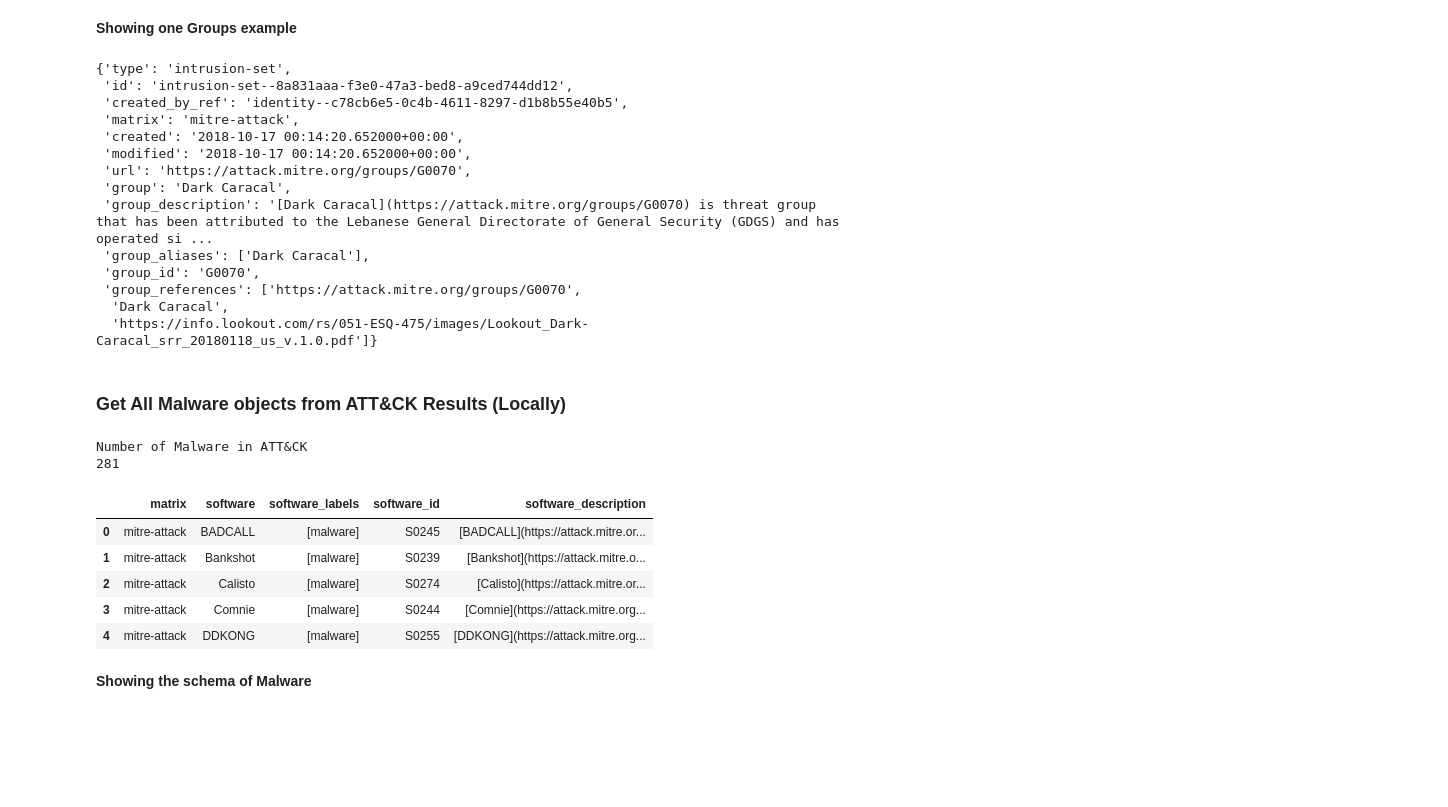
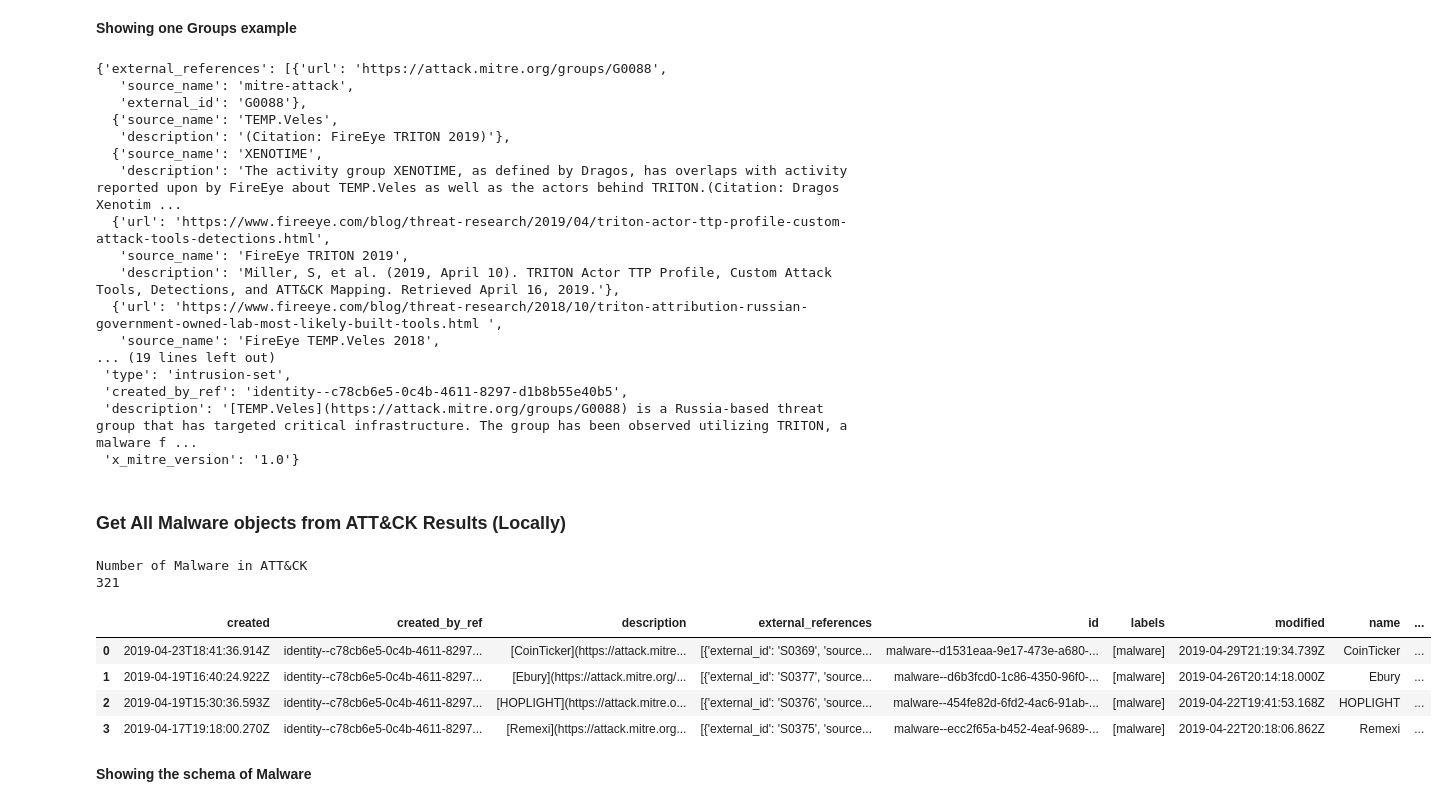
Before and after one commit to OTRF/ATTACK-Python-Client, a Jupyter notebook: notebooks/Usage_Basics.ipynb, the cells around one changed output. Drawn from its saved outputs; the diff is of its cells as text; code cells hidden in the pictures; blank space fills up the shorter version.

```diff
--- a/notebooks/Usage_Basics.ipynb
+++ b/notebooks/Usage_Basics.ipynb
@@ -51,4 +58,4 @@ The **get_all_stix_objects()** function returns a dictionary with all the stix o
 * tools
 * relationships
 # %%
-all_attack = lift.get_all_stix_objects()
+%time all_attack = lift.get_all_stix_objects()
@@ -82,0 +81,6 @@ len(df.loc[df['matrix'] == 'mitre-attack'])
+# %%
+techniques = []
+for t in all_attack['techniques']:
+    techniques.append(json.loads(t.serialize()))
+df = json_normalize(techniques)
+df.reindex(['created','name', 'x_mitre_data_sources', 'x_mitre_platforms'], axis=1)[0:5]
@@ -147,0 +150,6 @@ Number of Mitigations in ATT&CK
+# %%
+mitigations = []
+for t in all_attack['mitigations']:
+    mitigations.append(json.loads(t.serialize()))
+df = json_normalize(mitigations)
+df[0:4]
@@ -194,0 +186,6 @@ Number of Groups in ATT&CK
+# %%
+groups = []
+for t in all_attack['groups']:
+    groups.append(json.loads(t.serialize()))
+df = json_normalize(groups)
+df[0:4]
@@ -214,37 +218,43 @@ list(df)
 # %%
 groups[0]
 # %% [output]
-{'type': 'intrusion-set',
- 'id': 'intrusion-set--8a831aaa-f3e0-47a3-bed8-a9ced744dd12',
+{'external_references': [{'url': 'https://attack.mitre.org/groups/G0088',
+   'source_name': 'mitre-attack',
+   'external_id': 'G0088'},
+  {'source_name': 'TEMP.Veles',
+   'description': '(Citation: FireEye TRITON 2019)'},
+  {'source_name': 'XENOTIME',
+   'description': 'The activity group XENOTIME, as defined by Dragos, has overlaps with activity reported upon by FireEye about TEMP.Veles as well as the actors behind TRITON.(Citation: Dragos Xenotim ...
+  {'url': 'https://www.fireeye.com/blog/threat-research/2019/04/triton-actor-ttp-profile-custom-attack-tools-detections.html',
+   'source_name': 'FireEye TRITON 2019',
+   'description': 'Miller, S, et al. (2019, April 10). TRITON Actor TTP Profile, Custom Attack Tools, Detections, and ATT&CK Mapping. Retrieved April 16, 2019.'},
+  {'url': 'https://www.fireeye.com/blog/threat-research/2018/10/triton-attribution-russian-government-owned-lab-most-likely-built-tools.html ',
+   'source_name': 'FireEye TEMP.Veles 2018',
+... (19 lines left out)
+ 'type': 'intrusion-set',
  'created_by_ref': 'identity--c78cb6e5-0c4b-4611-8297-d1b8b55e40b5',
- 'matrix': 'mitre-attack',
- 'created': '2018-10-17 00:14:20.652000+00:00',
- 'modified': '2018-10-17 00:14:20.652000+00:00',
- 'url': 'https://attack.mitre.org/groups/G0070',
- 'group': 'Dark Caracal',
- 'group_description': '[Dark Caracal](https://attack.mitre.org/groups/G0070) is threat group that has been attributed to the Lebanese General Directorate of General Security (GDGS) and has operated si ...
- 'group_aliases': ['Dark Caracal'],
- 'group_id': 'G0070',
- 'group_references': ['https://attack.mitre.org/groups/G0070',
-  'Dark Caracal',
-  'https://info.lookout.com/rs/051-ESQ-475/images/Lookout_Dark-Caracal_srr_20180118_us_v.1.0.pdf']}
+ 'description': '[TEMP.Veles](https://attack.mitre.org/groups/G0088) is a Russia-based threat group that has targeted critical infrastructure. The group has been observed utilizing TRITON, a malware f ...
+ 'x_mitre_version': '1.0'}
 # %% [markdown]
 ### Get All Malware objects from ATT&CK Results (Locally)
 # %%
 print("Number of Malware in ATT&CK")
 print(len(all_attack['malware']))
-malware = all_attack['malware']
-df = json_normalize(malware)
-df.reindex(['matrix', 'software', 'software_labels', 'software_id', 'software_description'], axis=1)[0:5]
 # %% [output]
 Number of Malware in ATT&CK
-281
+321
-|  | matrix | software | software_labels | software_id | software_description |
-| 0 | mitre-attack | BADCALL | [malware] | S0245 | [BADCALL](https://attack.mitre.or... |
-| 1 | mitre-attack | Bankshot | [malware] | S0239 | [Bankshot](https://attack.mitre.o... |
-| 2 | mitre-attack | Calisto | [malware] | S0274 | [Calisto](https://attack.mitre.or... |
-| 3 | mitre-attack | Comnie | [malware] | S0244 | [Comnie](https://attack.mitre.org... |
-| 4 | mitre-attack | DDKONG | [malware] | S0255 | [DDKONG](https://attack.mitre.org... |
+# %%
+malware = []
+for t in all_attack['malware']:
+    malware.append(json.loads(t.serialize()))
+df = json_normalize(malware)
+df[0:4]
+# %% [output]
+|  | created | created_by_ref | description | external_references | id | labels | modified | name | ... |
+| 0 | 2019-04-23T18:41:36.914Z | identity--c78cb6e5-0c4b-4611-8297... | [CoinTicker](https://attack.mitre... | [{'external_id': 'S0369', 'source... | malware--d1531eaa-9e17-473e-a680-... | [malware] | 2019-04-29T21:19:34.739Z | CoinTicker | ... |
+| 1 | 2019-04-19T16:40:24.922Z | identity--c78cb6e5-0c4b-4611-8297... | [Ebury](https://attack.mitre.org/... | [{'external_id': 'S0377', 'source... | malware--d6b3fcd0-1c86-4350-96f0-... | [malware] | 2019-04-26T20:14:18.000Z | Ebury | ... |
+| 2 | 2019-04-19T15:30:36.593Z | identity--c78cb6e5-0c4b-4611-8297... | [HOPLIGHT](https://attack.mitre.o... | [{'external_id': 'S0376', 'source... | malware--454fe82d-6fd2-4ac6-91ab-... | [malware] | 2019-04-22T19:41:53.168Z | HOPLIGHT | ... |
+| 3 | 2019-04-17T19:18:00.270Z | identity--c78cb6e5-0c4b-4611-8297... | [Remexi](https://attack.mitre.org... | [{'external_id': 'S0375', 'source... | malware--ecc2f65a-b452-4eaf-9689-... | [malware] | 2019-04-22T20:18:06.862Z | Remexi | ... |
 # %% [markdown]
 **Showing the schema of Malware**
 # %%
```
Also changed, not shown: parts of 99 cells of this notebook, 16 other files.
